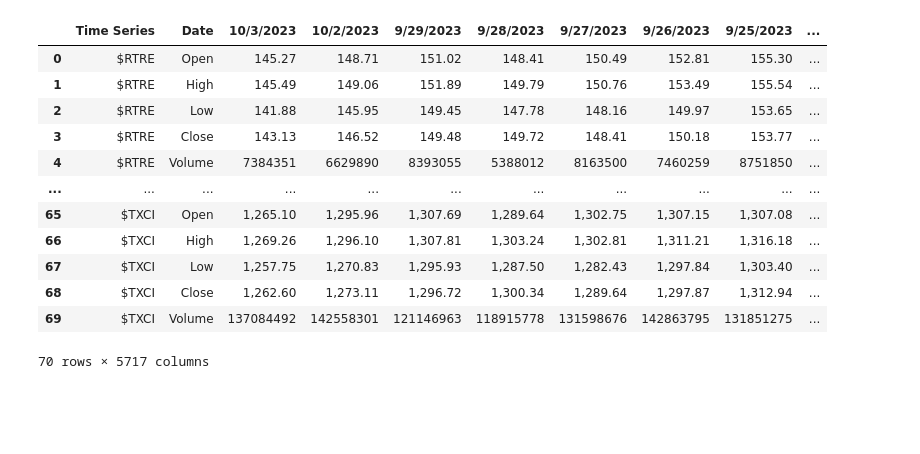
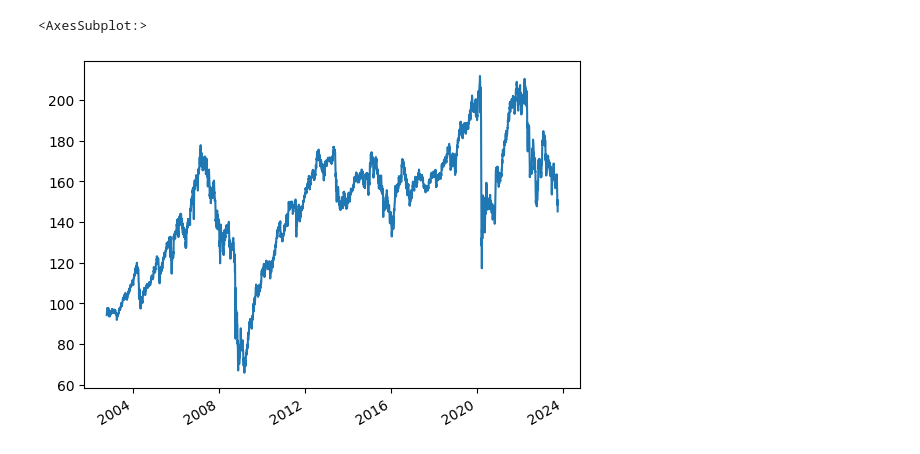
Before and after one commit to Aizenz/GroupProjectBAMS506, a Jupyter notebook: datacleaning.ipynb, the cells around one changed output. Saved outputs shown, nothing was run; the diff lists cells and outputs as text; code cells hidden in the pictures; blank space fills up the shorter version.

```diff
--- a/datacleaning.ipynb
+++ b/datacleaning.ipynb
@@ -3,17 +1,13 @@ import pandas as pd
-# %%
-all_indices = pd.read_csv('./Dataset/all_indices.csv')
-all_indices
-# %% [output]
-|  | Time Series | Date | 10/3/2023 | 10/2/2023 | 9/29/2023 | 9/28/2023 | 9/27/2023 | 9/26/2023 | 9/25/2023 | ... |
-| 0 | $RTRE | Open | 145.27 | 148.71 | 151.02 | 148.41 | 150.49 | 152.81 | 155.30 | ... |
-| 1 | $RTRE | High | 145.49 | 149.06 | 151.89 | 149.79 | 150.76 | 153.49 | 155.54 | ... |
-| 2 | $RTRE | Low | 141.88 | 145.95 | 149.45 | 147.78 | 148.16 | 149.97 | 153.65 | ... |
-| 3 | $RTRE | Close | 143.13 | 146.52 | 149.48 | 149.72 | 148.41 | 150.18 | 153.77 | ... |
-| 4 | $RTRE | Volume | 7384351 | 6629890 | 8393055 | 5388012 | 8163500 | 7460259 | 8751850 | ... |
-| ... | ... | ... | ... | ... | ... | ... | ... | ... | ... | ... |
-| 65 | $TXCI | Open | 1,265.10 | 1,295.96 | 1,307.69 | 1,289.64 | 1,302.75 | 1,307.15 | 1,307.08 | ... |
-| 66 | $TXCI | High | 1,269.26 | 1,296.10 | 1,307.81 | 1,303.24 | 1,302.81 | 1,311.21 | 1,316.18 | ... |
-| 67 | $TXCI | Low | 1,257.75 | 1,270.83 | 1,295.93 | 1,287.50 | 1,282.43 | 1,297.84 | 1,303.40 | ... |
-| 68 | $TXCI | Close | 1,262.60 | 1,273.11 | 1,296.72 | 1,300.34 | 1,289.64 | 1,297.87 | 1,312.94 | ... |
-| 69 | $TXCI | Volume | 137084492 | 142558301 | 121146963 | 118915778 | 131598676 | 142863795 | 131851275 | ... |
-70 rows × 5717 columns
+# %%
+import pandas as pd
+all_indices = pd.read_csv('./Dataset/all_indices.csv')
+all_indices = all_indices.rename(columns = {"Date":"Attributions","Time Series":"Tickers"})
+all_indices = all_indices.set_index(["Tickers","Attributions"])
+all_indices.columns = pd.to_datetime(all_indices.columns)
+all_indices = all_indices.fillna(axis = 1, method='bfill')
+all_indices = all_indices.replace({',':''},regex=True).apply(pd.to_numeric,axis=1)
+# %%
+all_indices.loc['$RTRE'].loc['Open'].plot()
+# %% [output]
+<AxesSubplot:>
+[figure, added]
```
Also changed, not shown: parts of 1 cell of this notebook, 1 other file.
